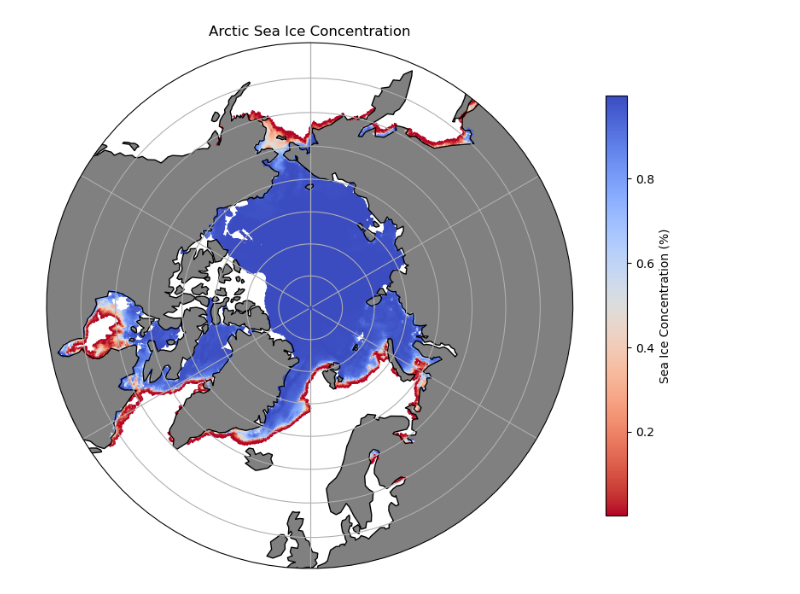
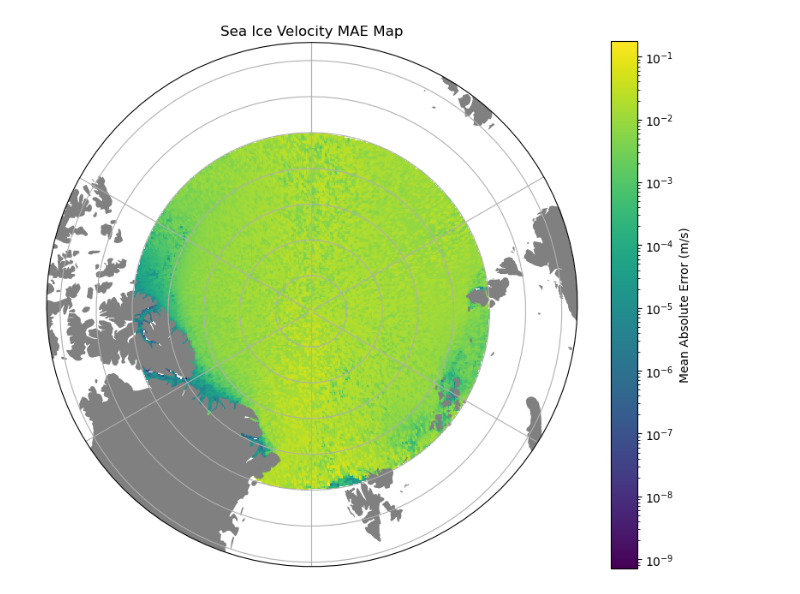
Before and after one commit to charlie-waltham/rheology_emulator, a Jupyter notebook: notes/data_subsetting.ipynb, the cells around one changed output. Saved outputs shown, nothing was run; the diff lists cells and outputs as text; code cells hidden in the pictures.

Commit message:
Refactor polar plot Add logarithmic scaling Make NN use parameters file

```diff
--- a/notes/data_subsetting.ipynb
+++ b/notes/data_subsetting.ipynb
@@ -40,49 +43,77 @@ PermissionError: [WinError 5] Access is denied: 'c:\\Users\\charl\\Documents\\_P
 # %%
-import numpy as np
 import matplotlib.pyplot as plt
 import matplotlib.path as mpath
+import matplotlib.colors as colors
 import cartopy.crs as ccrs
 import cartopy.feature as cfeature
+import numpy as np
+from scipy.interpolate import griddata
+from scipy.spatial import cKDTree
 
-da = xr.open_zarr('../data/processed/high_arctic/1.zarr')
+da = xr.open_zarr('../data/processed/arctic/80deg.zarr')
 
-stride = 1000
-da = arctic.isel(z=slice(None, None, stride))
-
-ice_data = da.features.loc["siconc"].values
-lats = da.coords['lat'].values
-lons = da.coords['lon'].values
-
-fig = plt.figure(figsize=(10, 8))
+diff = np.abs((da.features.loc["sivelv"] - da.labels.loc["sivelv"]).values)[:100000]
+lat = da.coords['lat'].values[:100000]
+lon = da.coords['lon'].values[:100000]
 
 projection = ccrs.NorthPolarStereo()
+extent = [-180, 180, 75, 90]
+
+# Source coord system is lon/lat
+src_crs = ccrs.PlateCarree()
+
+# Transform to meters
+coords_proj = projection.transform_points(src_crs, lon, lat)
+x_points = coords_proj[:, 0]
+y_points = coords_proj[:, 1]
+
+grid_x_2d, grid_y_2d = np.meshgrid(
+np.linspace(-4000000, 4000000, 1000),
+np.linspace(-4000000, 4000000, 1000)
+)
+
+grid_interpolated = griddata(
+(x_points, y_points),
+diff,
+(grid_x_2d, grid_y_2d),
+method='linear'
+)
+
+# Mask points that are threshold_meters from any datapoint
+threshold_meters = 50000
+
+tree = cKDTree(np.column_stack((x_points, y_points)))
+grid_pixels = np.column_stack((grid_x_2d.ravel(), grid_y_2d.ravel()))
+dist, _ = tree.query(grid_pixels)
+dist = dist.reshape(grid_x_2d.shape)
+grid_interpolated[dist > threshold_meters] = np.nan
+
+# Create plot and add coastlines
+fig = plt.figure(figsize=(10, 8))
 ax = plt.axes(projection=projection)
-ax.set_extent([-180, 180, 50, 90], ccrs.PlateCarree())
-
-ax.add_feature(cfeature.LAND, zorder=1, facecolor='gray')
-ax.coastlines(resolution='110m', zorder=2)
+ax.set_extent(extent, src_crs)
+ax.add_feature(cfeature.LAND, zorder=2, facecolor='gray')
+#ax.coastlines(resolution='110m', zorder=2)
 ax.gridlines()
 
+# Create circular boundary
 theta = np.linspace(0, 2*np.pi, 100)
 center, radius = [0.5, 0.5], 0.5
 verts = np.vstack([np.sin(theta), np.cos(theta)]).T
 circle = mpath.Path(verts * radius + center)
 ax.set_boundary(circle, transform=ax.transAxes)
 
-hb = ax.hexbin(
-    lons, lats,
-    C=ice_data,
-    gridsize=500,
-    cmap='coolwarm_r',
-    transform=ccrs.PlateCarree(),
-    reduce_C_function=np.mean,
-    mincnt=1
+mesh = ax.pcolormesh(
+    grid_x_2d, grid_y_2d,
+    grid_interpolated,
+    transform=projection,
+    norm=colors.LogNorm(),
+    cmap='viridis',
+    shading='auto'
 )
 
-cbar = plt.colorbar(hb, ax=ax, orientation='vertical', shrink=0.8, pad=0.05)
-cbar.set_label('Sea Ice Concentration (%)')
-
-plt.title("Arctic Sea Ice Concentration")
+plt.colorbar(mesh, ax=ax, label='Mean Absolute Error (m/s)')
+plt.title("Sea Ice Velocity MAE Map")
 plt.show()
 # %% [output]
-[figure, old version]
+[figure, new version]
```
Also changed, not shown: parts of 3 cells of this notebook, 12 other files.
